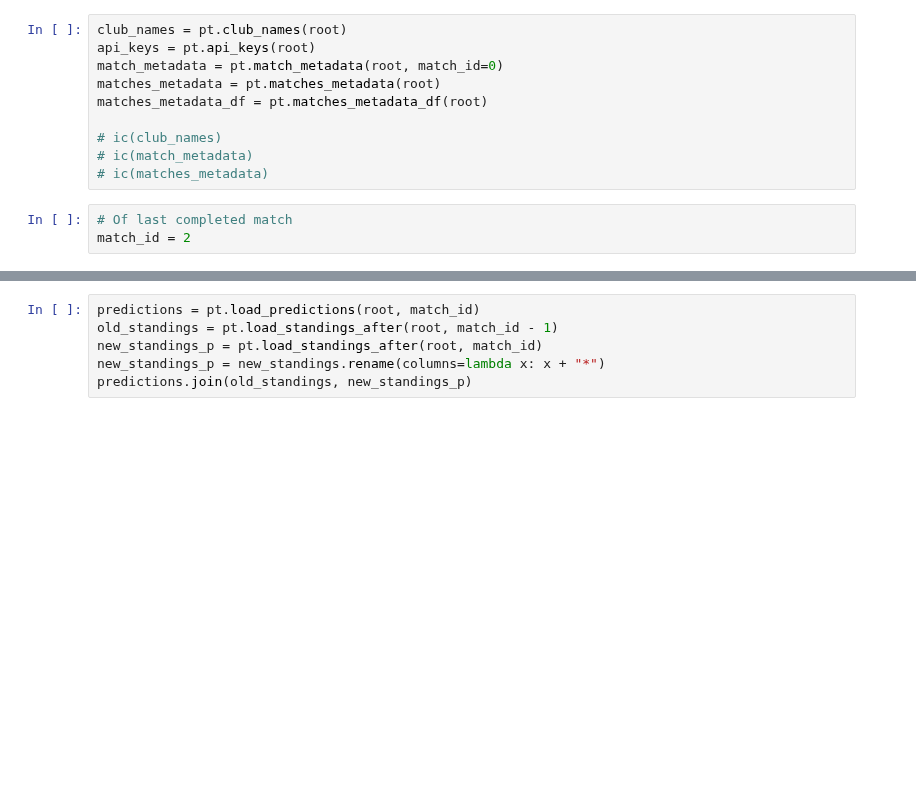
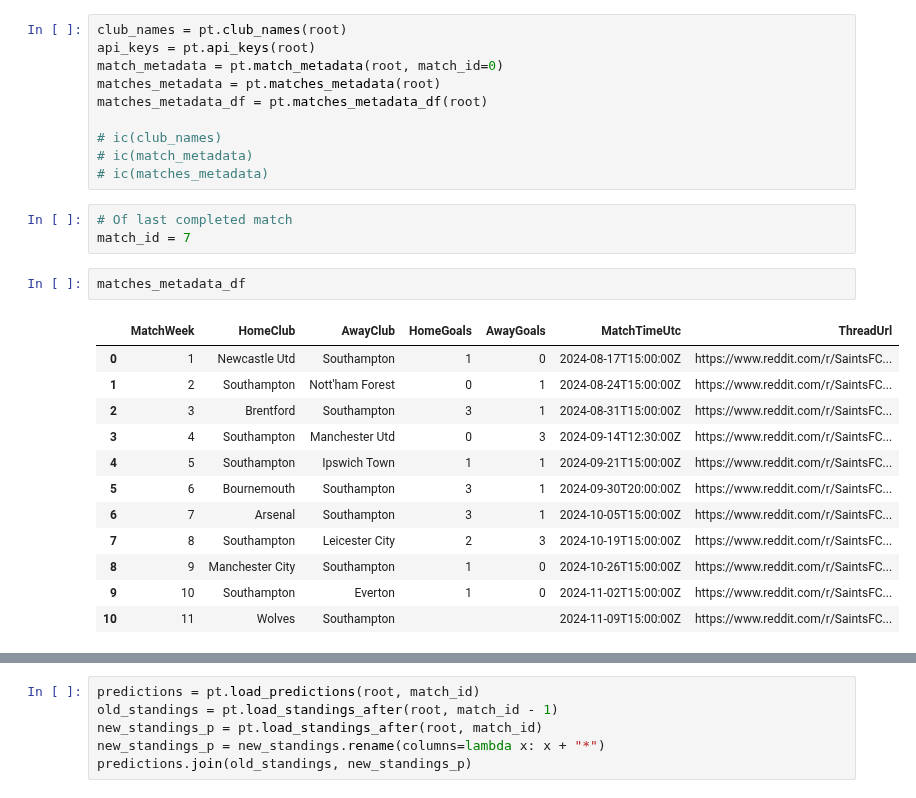
Before and after one commit to julianirwin/predthread, a Jupyter notebook: examples/southamton_24-25_33c895d4/interface.ipynb, the cells around one changed output, grey strips where cells are left out. Saved outputs shown, nothing was run; the diff lists cells and outputs as text; blank space fills up the shorter version.

```diff
--- a/examples/southamton_24-25_33c895d4/interface.ipynb
+++ b/examples/southamton_24-25_33c895d4/interface.ipynb
@@ -63,4 +63,19 @@ matches_metadata_df = pt.matches_metadata_df(root)
 # ic(matches_metadata)
 # %%
 # Of last completed match
-match_id = 2
+match_id = 7
+# %%
+matches_metadata_df
+# %% [output]
+|  | MatchWeek | HomeClub | AwayClub | HomeGoals | AwayGoals | MatchTimeUtc | ThreadUrl |
+| 0 | 1 | Newcastle Utd | Southampton | 1 | 0 | 2024-08-17T15:00:00Z | https://www.reddit.com/r/SaintsFC... |
+| 1 | 2 | Southampton | Nott'ham Forest | 0 | 1 | 2024-08-24T15:00:00Z | https://www.reddit.com/r/SaintsFC... |
+| 2 | 3 | Brentford | Southampton | 3 | 1 | 2024-08-31T15:00:00Z | https://www.reddit.com/r/SaintsFC... |
+| 3 | 4 | Southampton | Manchester Utd | 0 | 3 | 2024-09-14T12:30:00Z | https://www.reddit.com/r/SaintsFC... |
+| 4 | 5 | Southampton | Ipswich Town | 1 | 1 | 2024-09-21T15:00:00Z | https://www.reddit.com/r/SaintsFC... |
+| 5 | 6 | Bournemouth | Southampton | 3 | 1 | 2024-09-30T20:00:00Z | https://www.reddit.com/r/SaintsFC... |
+| 6 | 7 | Arsenal | Southampton | 3 | 1 | 2024-10-05T15:00:00Z | https://www.reddit.com/r/SaintsFC... |
+| 7 | 8 | Southampton | Leicester City | 2 | 3 | 2024-10-19T15:00:00Z | https://www.reddit.com/r/SaintsFC... |
+| 8 | 9 | Manchester City | Southampton | 1 | 0 | 2024-10-26T15:00:00Z | https://www.reddit.com/r/SaintsFC... |
+| 9 | 10 | Southampton | Everton | 1 | 0 | 2024-11-02T15:00:00Z | https://www.reddit.com/r/SaintsFC... |
+| 10 | 11 | Wolves | Southampton |  |  | 2024-11-09T15:00:00Z | https://www.reddit.com/r/SaintsFC... |
```
Also changed, not shown: parts of 11 cells of this notebook.
